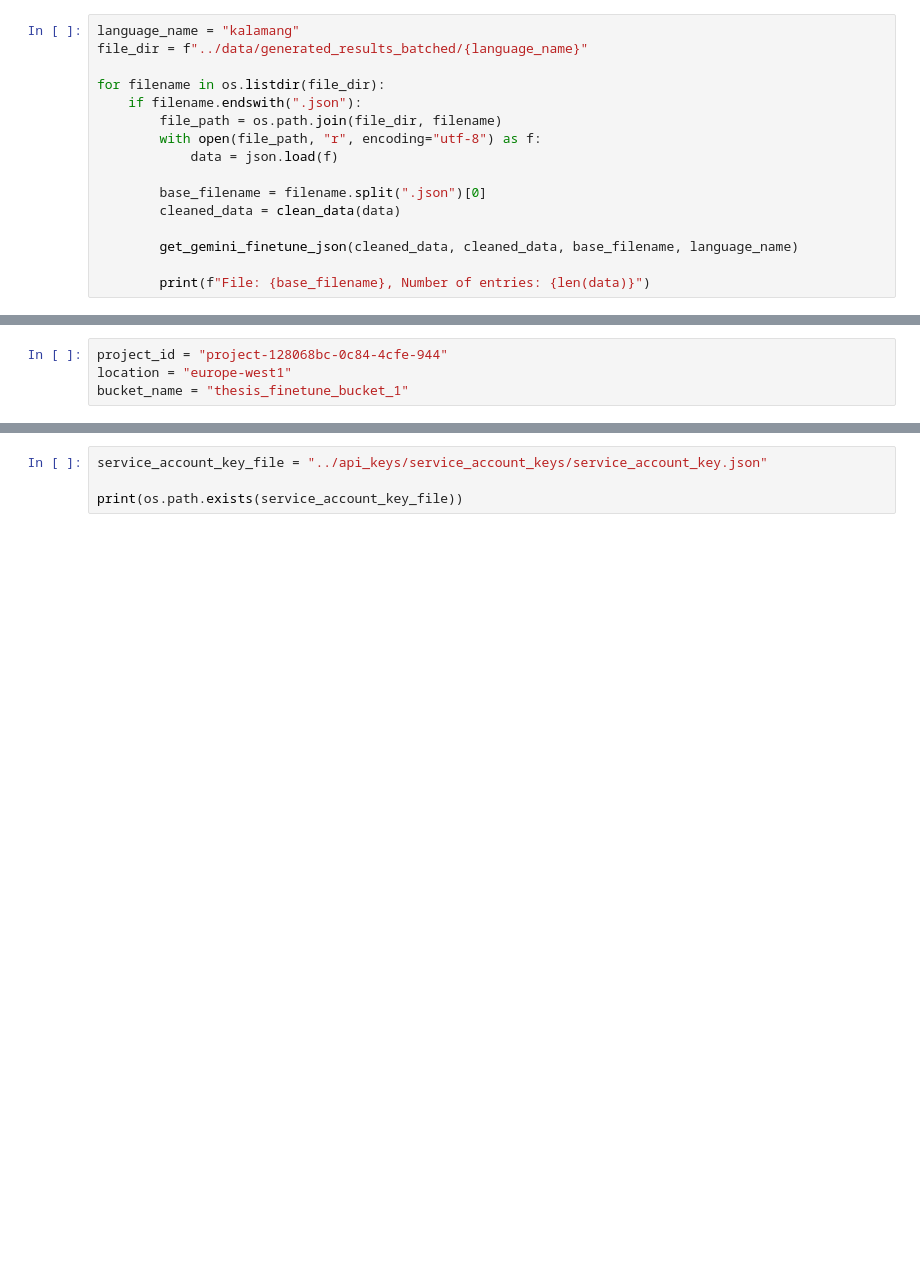
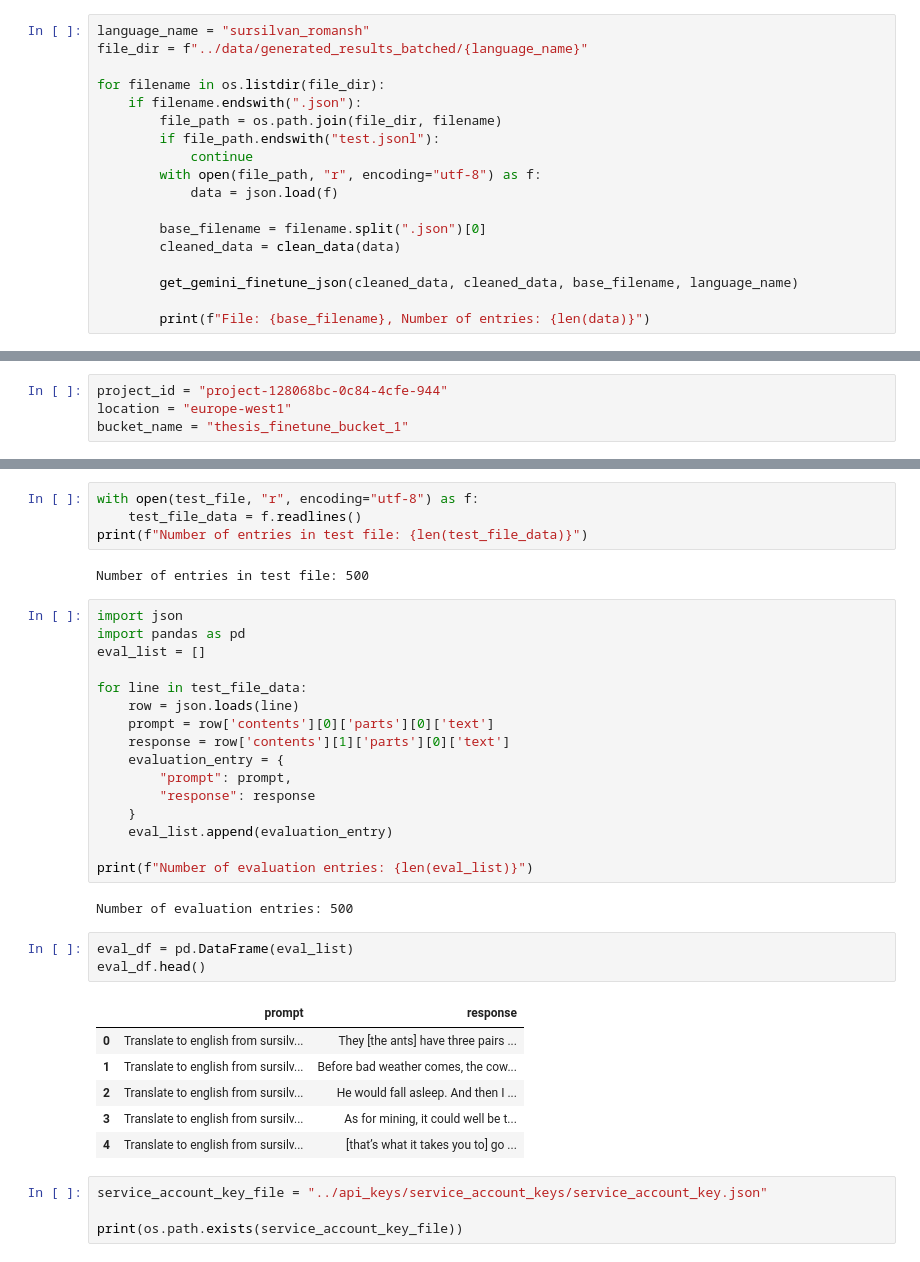
Before and after one commit to varunghat/GrammarMT, a Jupyter notebook: notebooks/gemini_finetune.ipynb, the cells around one changed output, grey strips where cells are left out. Drawn from its saved outputs; the diff is of its cells as text; blank space fills up the shorter version.

Commit message:
Added evaluation notebook

```diff
--- a/notebooks/gemini_finetune.ipynb
+++ b/notebooks/gemini_finetune.ipynb
@@ -105,10 +82,12 @@ def get_gemini_finetune_json(train_data, test_data, base_filename, language_name
 # %%
-language_name = "kalamang"
+language_name = "sursilvan_romansh"
 file_dir = f"../data/generated_results_batched/{language_name}"
 
 for filename in os.listdir(file_dir):
     if filename.endswith(".json"):
         file_path = os.path.join(file_dir, filename)
+        if file_path.endswith("test.jsonl"):
+            continue
         with open(file_path, "r", encoding="utf-8") as f:
             data = json.load(f)
 
@@ -258,3 +252,37 @@ Error:
+# %%
+with open(test_file, "r", encoding="utf-8") as f:
+    test_file_data = f.readlines()
+print(f"Number of entries in test file: {len(test_file_data)}")
+# %% [output]
+Number of entries in test file: 500
+# %%
+import json
+import pandas as pd
+eval_list = []
+
+for line in test_file_data:
+    row = json.loads(line)
+    prompt = row['contents'][0]['parts'][0]['text']
+    response = row['contents'][1]['parts'][0]['text']
+    evaluation_entry = {
+        "prompt": prompt,
+        "response": response
+    }
+    eval_list.append(evaluation_entry)
+
+print(f"Number of evaluation entries: {len(eval_list)}")
+# %% [output]
+Number of evaluation entries: 500
+# %%
+eval_df = pd.DataFrame(eval_list)
+eval_df.head()
+# %% [output]
+|  | prompt | response |
+| 0 | Translate to english from sursilv... | They [the ants] have three pairs ... |
+| 1 | Translate to english from sursilv... | Before bad weather comes, the cow... |
+| 2 | Translate to english from sursilv... | He would fall asleep. And then I ... |
+| 3 | Translate to english from sursilv... | As for mining, it could well be t... |
+| 4 | Translate to english from sursilv... | [that’s what it takes you to] go ... |
 # %%
 service_account_key_file = "../api_keys/service_account_keys/service_account_key.json"
 
```
Also changed, not shown: parts of 20 cells of this notebook, 1 other file.
